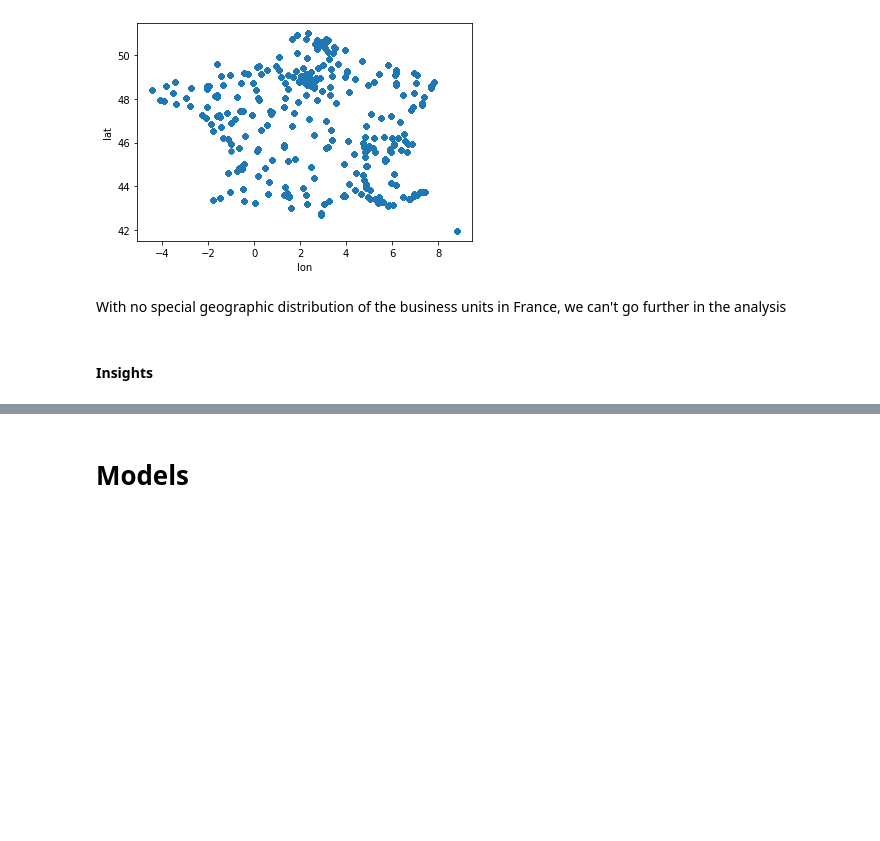
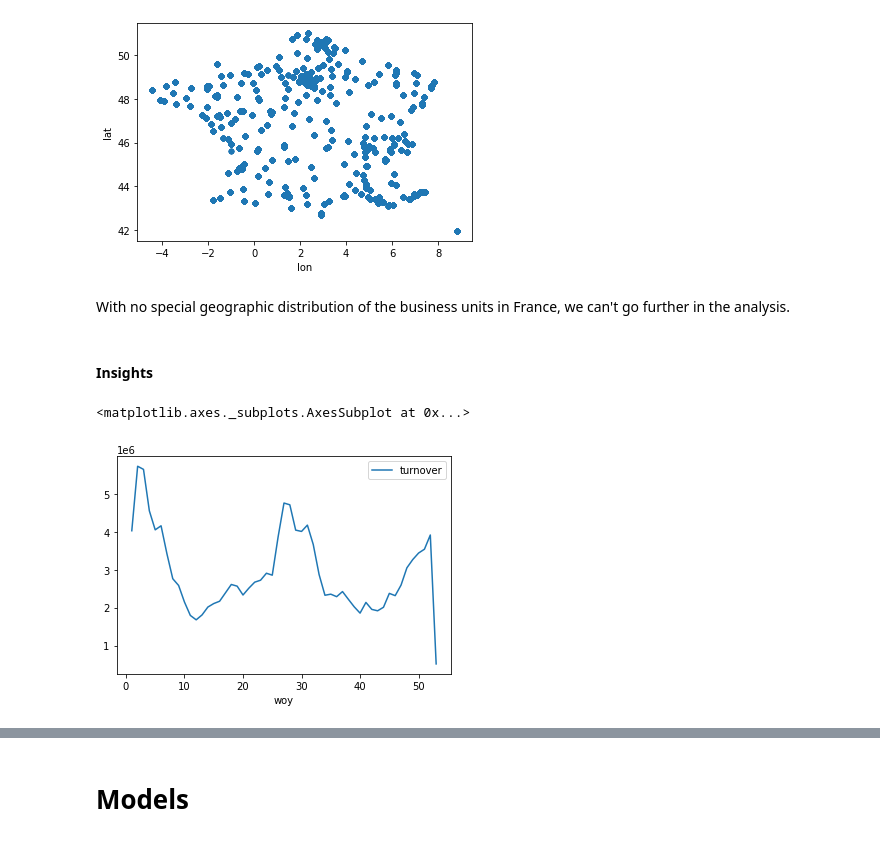
Before and after one commit to YKritet/Decathlon_ML_test, a Jupyter notebook: notebook.ipynb, the cells around one changed output, grey strips where cells are left out. Cells and saved outputs as stored; diff of their text form; code cells hidden in the pictures; blank space fills up the shorter version.

```diff
--- a/notebook.ipynb
+++ b/notebook.ipynb
@@ -251,6 +289,11 @@ df_train.loc[df_train['dep']==117, ['lon', 'lat']].plot(y='lat', x='lon', kind='
 <matplotlib.axes._subplots.AxesSubplot at 0x...>
 [figure]
 # %% [markdown]
-With no special geographic distribution of the business units in France, we can't go further in the analysis
+With no special geographic distribution of the business units in France, we can't go further in the analysis.
 # %% [markdown]
 #### **Insights**
+# %%
+df_train.loc[:, ['woy', 'turnover']].groupby('woy').sum().plot(y='turnover')
+# %% [output]
+<matplotlib.axes._subplots.AxesSubplot at 0x...>
+[figure, added]
```
Also changed, not shown: parts of 57 cells of this notebook.
